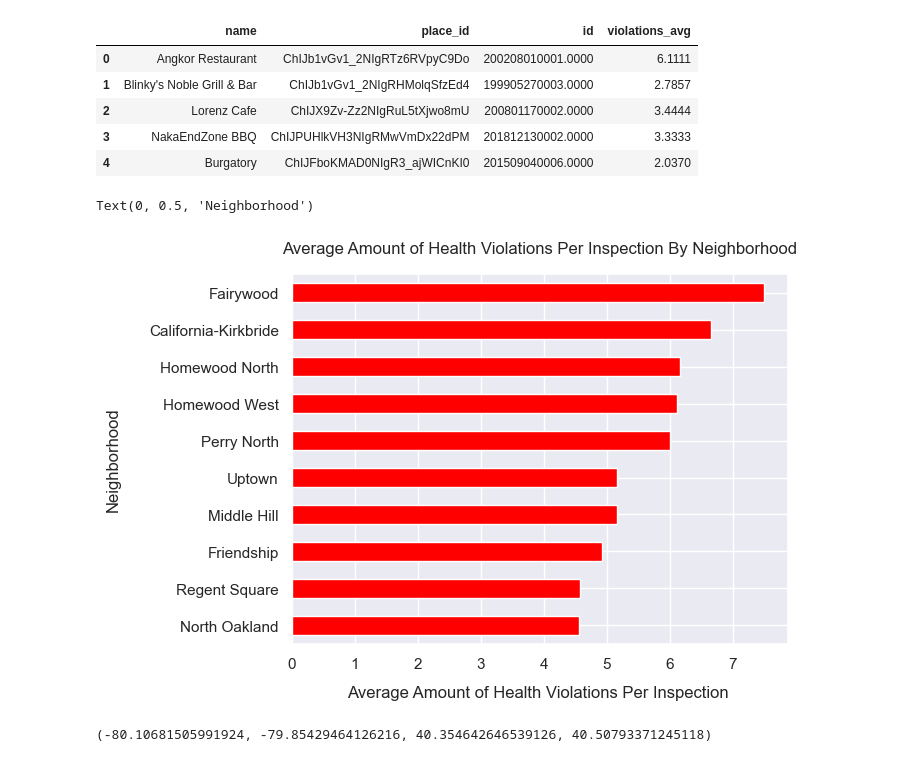
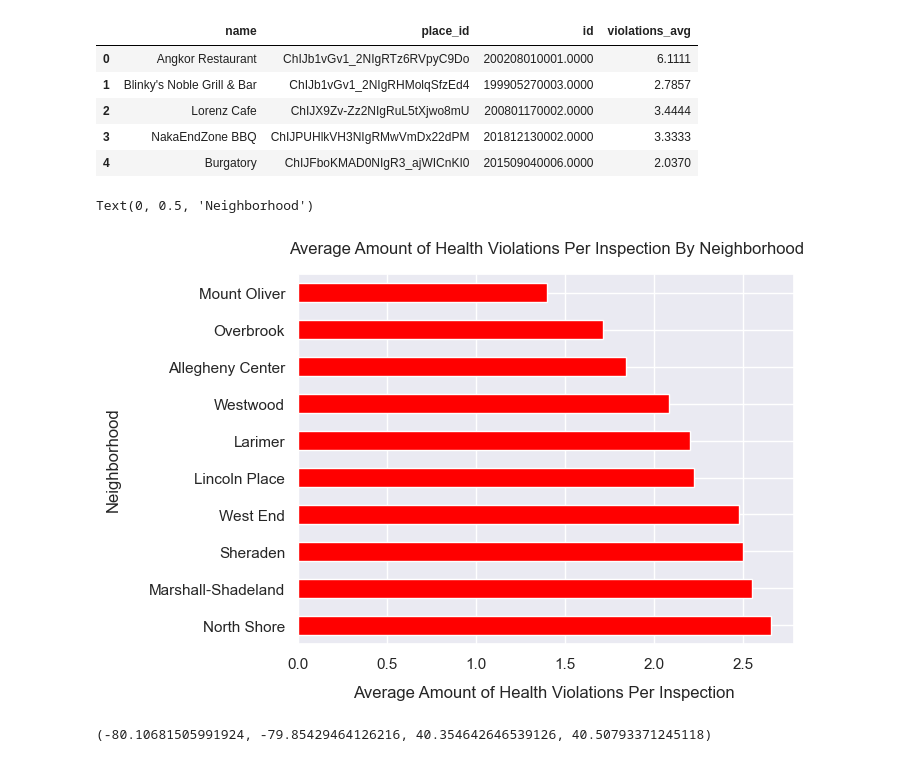
Before and after one commit to Bejofo/CMPINFO_0010_Final_Project, a Jupyter notebook: notebooks/summary.ipynb, the cells around one changed output. Drawn from its saved outputs; the diff is of its cells as text; code cells hidden in the pictures.

```diff
--- a/notebooks/summary.ipynb
+++ b/notebooks/summary.ipynb
@@ -708,13 +702,13 @@ new_list.head()[['name','place_id','id','violations_avg']]
 | 3 | NakaEndZone BBQ | ChIJPUHlkVH3NIgRMwVmDx22dPM | 201812130002.0000 | 3.3333 |
 | 4 | Burgatory | ChIJFboKMAD0NIgR3_ajWICnKI0 | 201509040006.0000 | 2.0370 |
 # %%
-new_list.groupby('neighborhood')['violations_avg'].mean().sort_values().tail(10).plot.barh(legend=False, color="Red")
+new_list.groupby('neighborhood')['violations_avg'].mean().sort_values(ascending=False).tail(10).plot.barh(legend=False, color="Red")
 pyplot.title("Average Amount of Health Violations Per Inspection By Neighborhood", pad=15)
 pyplot.xlabel("Average Amount of Health Violations Per Inspection ", labelpad=10)
 pyplot.ylabel("Neighborhood", labelpad=20)
 # %% [output]
 Text(0, 0.5, 'Neighborhood')
-[figure, old version]
+[figure, new version]
 # %%
 map = generate_map(new_list, "violations_avg")
 fig, ax = pyplot.subplots(figsize=(13, 7))
```
Also changed, not shown: parts of 14 cells of this notebook.
